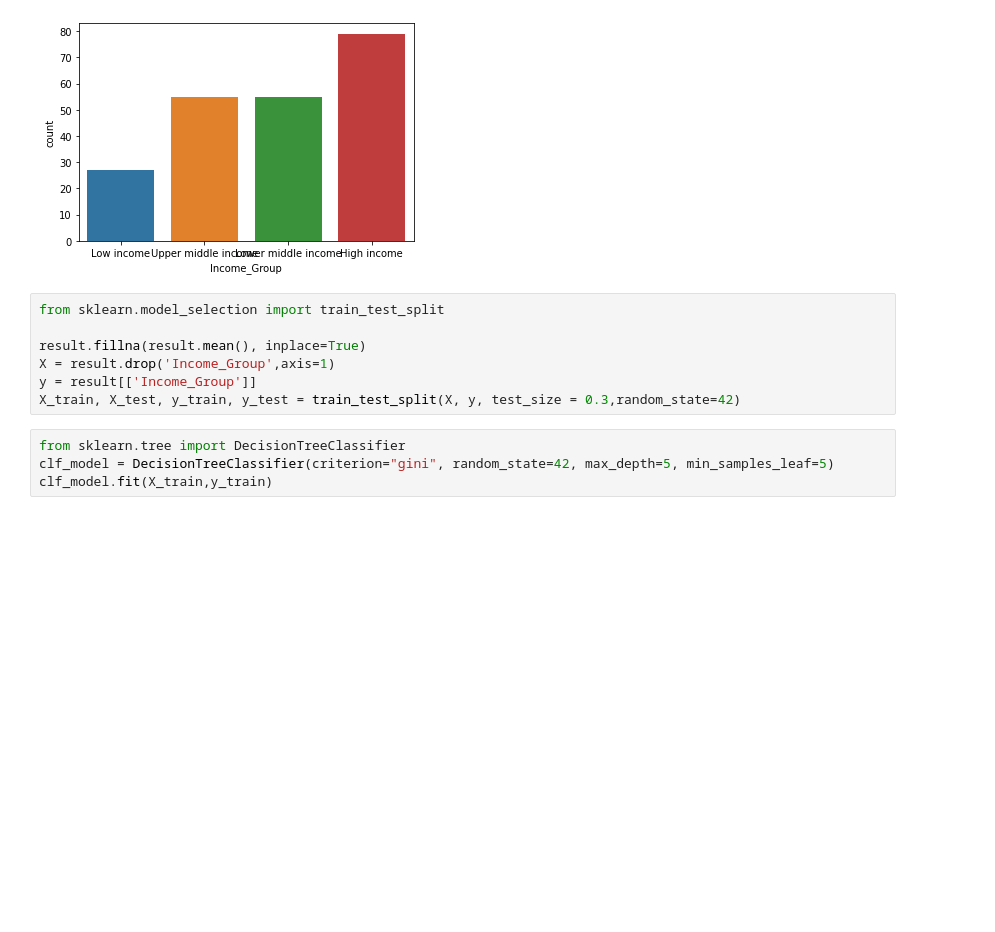
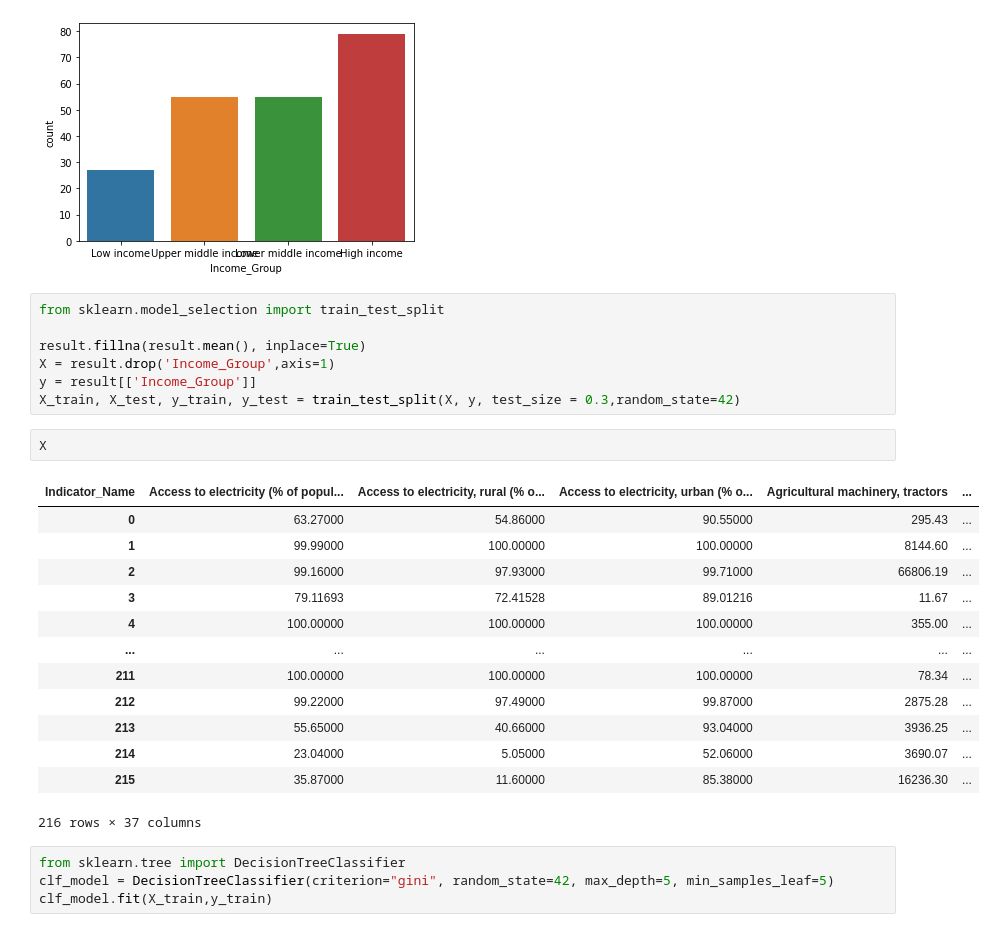
Before and after one commit to akshay-ap/INFOVIS-lab, a Jupyter notebook: assignment-06-project/backend/Data exploration.ipynb, the cells around one changed output. Saved outputs shown, nothing was run; the diff lists cells and outputs as text; blank space fills up the shorter version.

```diff
--- a/assignment-06-project/backend/Data exploration.ipynb
+++ b/assignment-06-project/backend/Data exploration.ipynb
@@ -277,6 +274,22 @@ result.fillna(result.mean(), inplace=True)
 X = result.drop('Income_Group',axis=1)
 y = result[['Income_Group']]
 X_train, X_test, y_train, y_test = train_test_split(X, y, test_size = 0.3,random_state=42)
+# %%
+X
+# %% [output]
+| Indicator_Name | Access to electricity (% of popul... | Access to electricity, rural (% o... | Access to electricity, urban (% o... | Agricultural machinery, tractors | ... |
+| 0 | 63.27000 | 54.86000 | 90.55000 | 295.43 | ... |
+| 1 | 99.99000 | 100.00000 | 100.00000 | 8144.60 | ... |
+| 2 | 99.16000 | 97.93000 | 99.71000 | 66806.19 | ... |
+| 3 | 79.11693 | 72.41528 | 89.01216 | 11.67 | ... |
+| 4 | 100.00000 | 100.00000 | 100.00000 | 355.00 | ... |
+| ... | ... | ... | ... | ... | ... |
+| 211 | 100.00000 | 100.00000 | 100.00000 | 78.34 | ... |
+| 212 | 99.22000 | 97.49000 | 99.87000 | 2875.28 | ... |
+| 213 | 55.65000 | 40.66000 | 93.04000 | 3936.25 | ... |
+| 214 | 23.04000 | 5.05000 | 52.06000 | 3690.07 | ... |
+| 215 | 35.87000 | 11.60000 | 85.38000 | 16236.30 | ... |
+216 rows × 37 columns
 # %%
 from sklearn.tree import DecisionTreeClassifier
 clf_model = DecisionTreeClassifier(criterion="gini", random_state=42, max_depth=5, min_samples_leaf=5)
```
Also changed, not shown: parts of 2 cells of this notebook, 6 other files.
